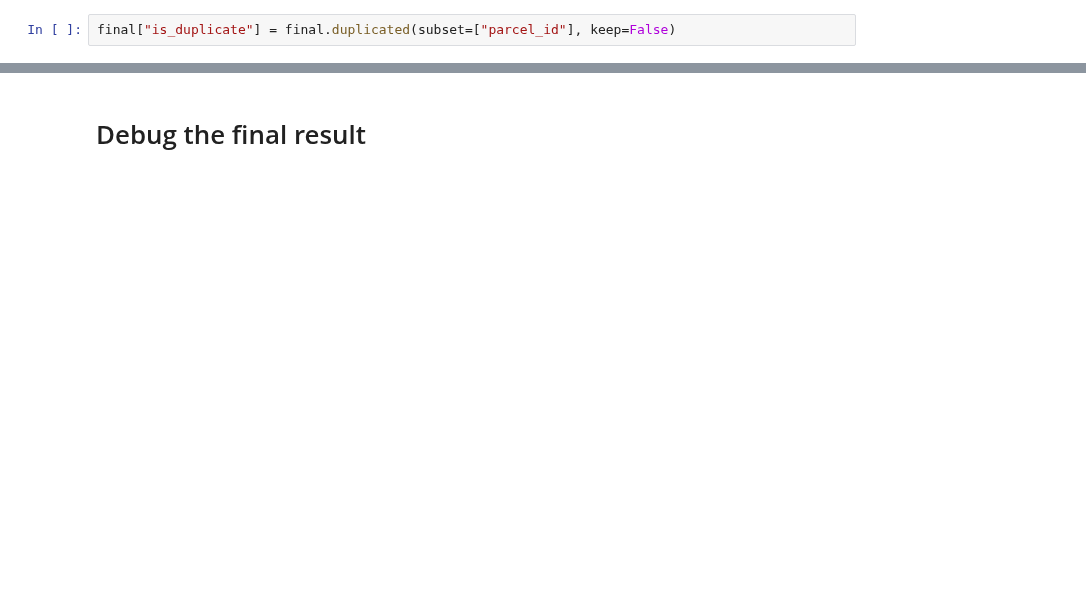
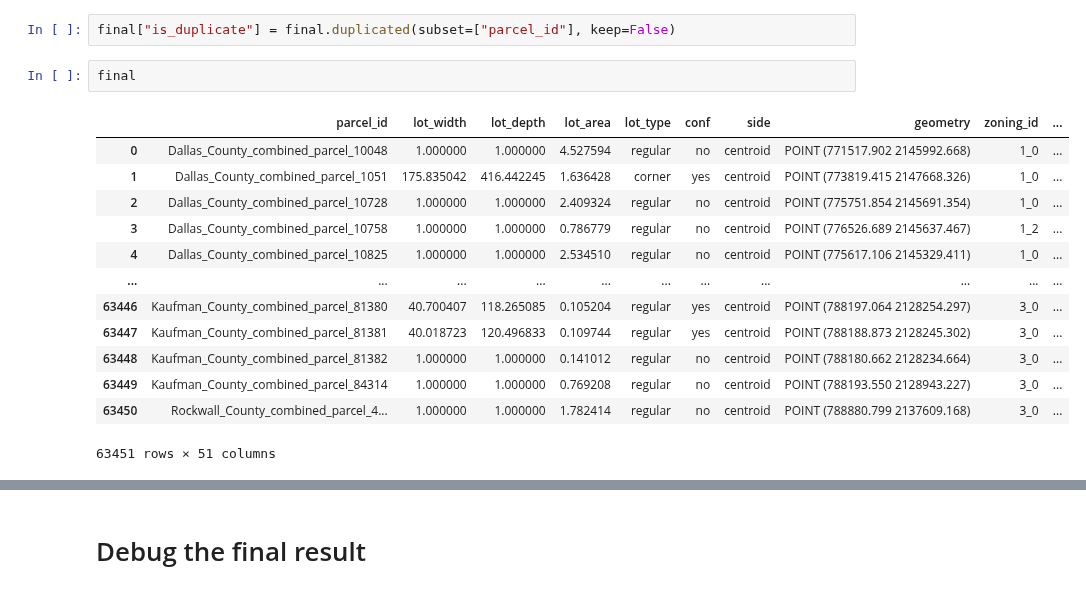
Before and after one commit to vibe-lab-gsd/zonepy, a Jupyter notebook: examples.ipynb, the cells around one changed output, grey strips where cells are left out. Saved outputs shown, nothing was run; the diff lists cells and outputs as text; blank space fills up the shorter version.

```diff
--- a/examples.ipynb
+++ b/examples.ipynb
@@ -1294,5 +1291,21 @@ final
 # %%
 final["is_duplicate"] = final.duplicated(subset=["parcel_id"], keep=False)
+# %%
+final
+# %% [output]
+|  | parcel_id | lot_width | lot_depth | lot_area | lot_type | conf | side | geometry | zoning_id | ... |
+| 0 | Dallas_County_combined_parcel_10048 | 1.000000 | 1.000000 | 4.527594 | regular | no | centroid | POINT (771517.902 2145992.668) | 1_0 | ... |
+| 1 | Dallas_County_combined_parcel_1051 | 175.835042 | 416.442245 | 1.636428 | corner | yes | centroid | POINT (773819.415 2147668.326) | 1_0 | ... |
+| 2 | Dallas_County_combined_parcel_10728 | 1.000000 | 1.000000 | 2.409324 | regular | no | centroid | POINT (775751.854 2145691.354) | 1_0 | ... |
+| 3 | Dallas_County_combined_parcel_10758 | 1.000000 | 1.000000 | 0.786779 | regular | no | centroid | POINT (776526.689 2145637.467) | 1_2 | ... |
+| 4 | Dallas_County_combined_parcel_10825 | 1.000000 | 1.000000 | 2.534510 | regular | no | centroid | POINT (775617.106 2145329.411) | 1_0 | ... |
+| ... | ... | ... | ... | ... | ... | ... | ... | ... | ... | ... |
+| 63446 | Kaufman_County_combined_parcel_81380 | 40.700407 | 118.265085 | 0.105204 | regular | yes | centroid | POINT (788197.064 2128254.297) | 3_0 | ... |
+| 63447 | Kaufman_County_combined_parcel_81381 | 40.018723 | 120.496833 | 0.109744 | regular | yes | centroid | POINT (788188.873 2128245.302) | 3_0 | ... |
+| 63448 | Kaufman_County_combined_parcel_81382 | 1.000000 | 1.000000 | 0.141012 | regular | no | centroid | POINT (788180.662 2128234.664) | 3_0 | ... |
+| 63449 | Kaufman_County_combined_parcel_84314 | 1.000000 | 1.000000 | 0.769208 | regular | no | centroid | POINT (788193.550 2128943.227) | 3_0 | ... |
+| 63450 | Rockwall_County_combined_parcel_4... | 1.000000 | 1.000000 | 1.782414 | regular | no | centroid | POINT (788880.799 2137609.168) | 3_0 | ... |
+63451 rows × 51 columns
 # %%
 # Select output columns based on detailed_check
 if not detailed_check:
```
Also changed, not shown: parts of 23 cells of this notebook, 1 other file.
